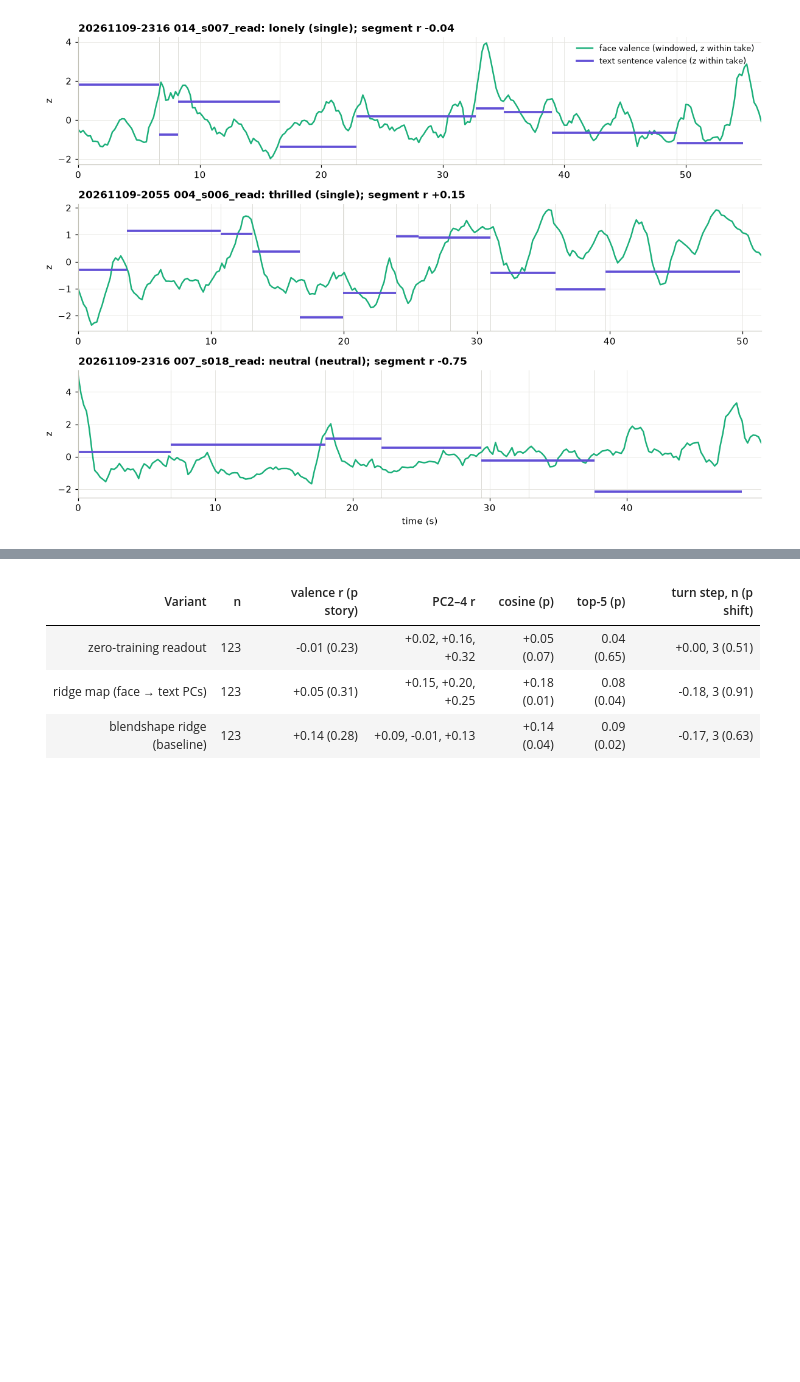
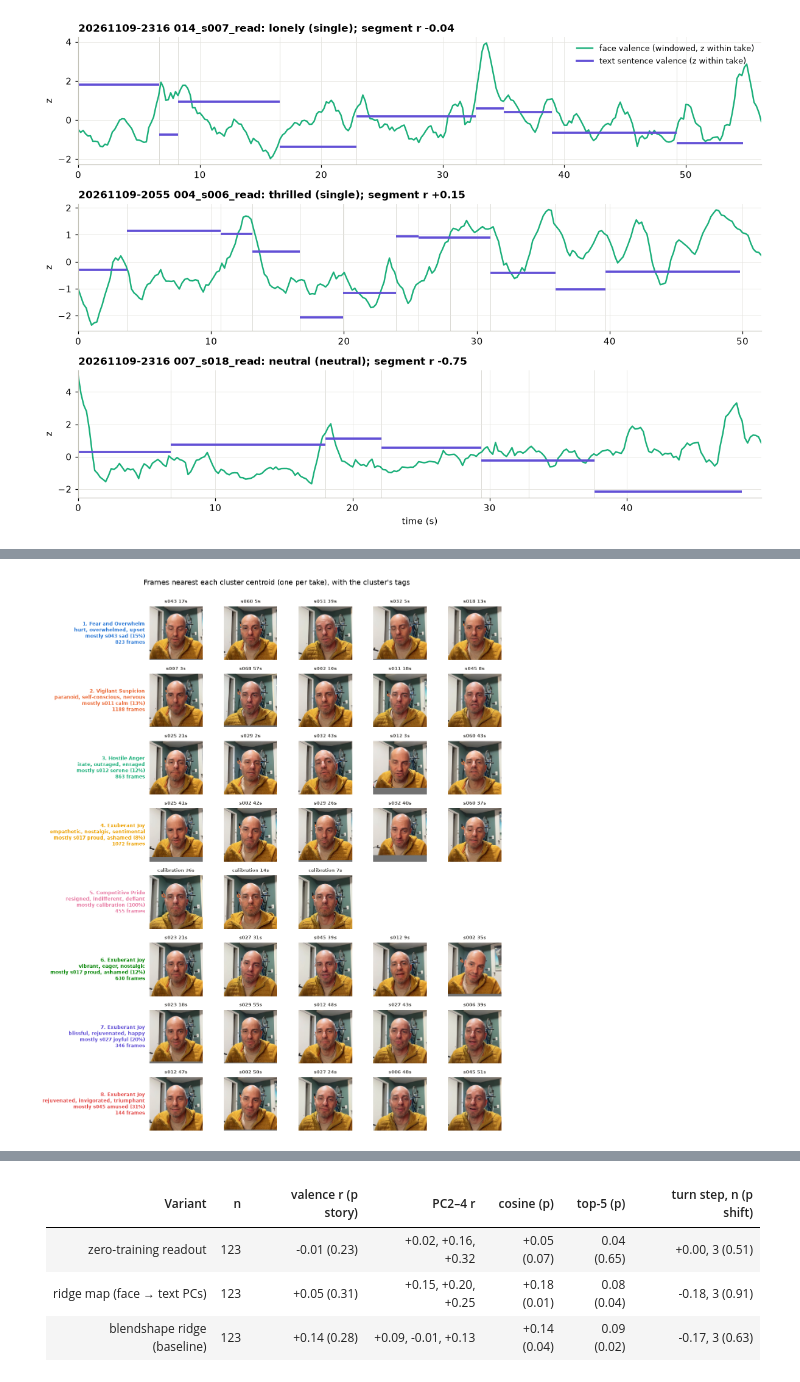
Before and after one commit to adamberenzweig/cogmirror, a Jupyter notebook: notebooks/m4_results.ipynb, the cells around one changed output, grey strips where cells are left out. Saved outputs shown, nothing was run; the diff lists cells and outputs as text; code cells hidden in the pictures; blank space fills up the shorter version.

```diff
--- a/notebooks/m4_results.ipynb
+++ b/notebooks/m4_results.ipynb
@@ -248,0 +395,20 @@ fig.tight_layout(); save(fig, "06_example_traces"); plt.show()
+# %%
+n_rep = 5
+fig, axes = plt.subplots(K, n_rep, figsize=(1.55 * n_rep + 3.2, 1.6 * K))
+for row, k in enumerate(order):
+    reps = representatives(k, n_rep)
+    paper_name, top, mostly = tags[k]
+    for col in range(n_rep):
+        ax = axes[row, col]; ax.axis("off")
+        if col < len(reps):
+            r = rows_f[reps[col]]
+            im = thumb(r["session"], r["take"], r["frame_index"], 160)
+            if im is not None:
+                ax.imshow(im)
+            ax.set_title(f"{r['take'].split('_')[1]} {r['t']:.0f}s", fontsize=7, color=C["ink2"])
+    axes[row, 0].text(-0.08, 0.5, f"{number[k]}. {paper_name}\n{', '.join(top)}\nmostly {mostly[0]}\n{(lab == k).sum()} frames",
+                      transform=axes[row, 0].transAxes, ha="right", va="center", fontsize=8, color=CLUSTER_COLORS[row], fontweight="bold")
+fig.suptitle("Frames nearest each cluster centroid (one per take), with the cluster's tags", y=1.0)
+fig.tight_layout(); save(fig, "08_cluster_thumbnails"); plt.show()
+# %% [output]
+[figure, added]
```
Also changed, not shown: parts of 6 cells of this notebook, 3 other files.
